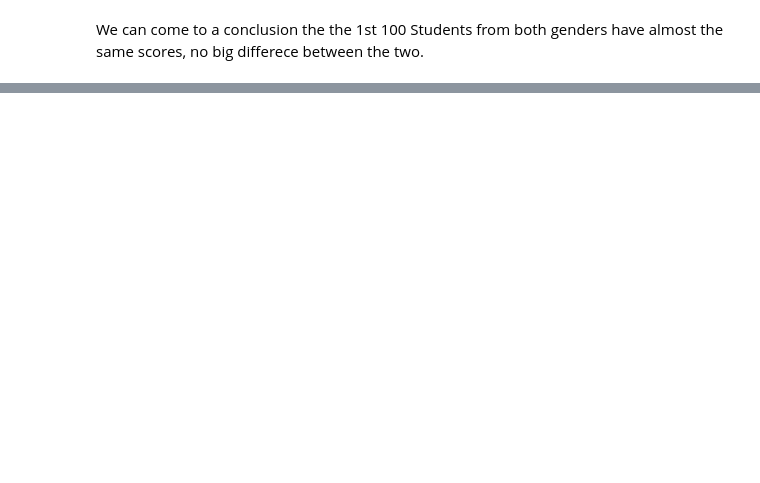
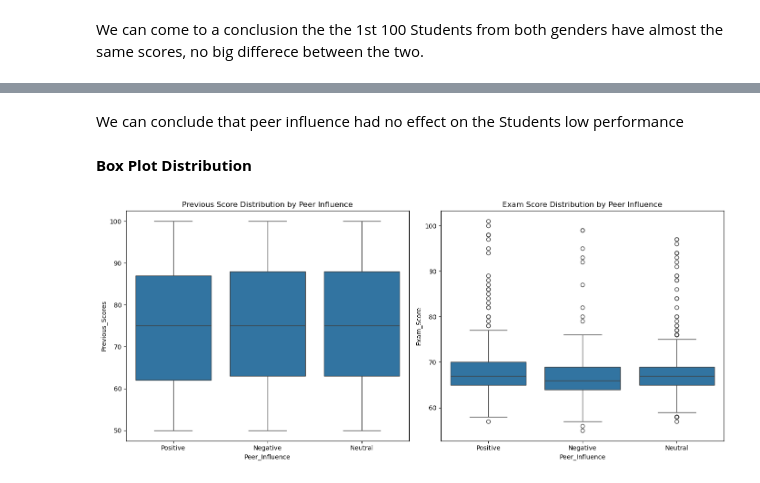
Before and after one commit to geff-ghost/studentPerformance, a Jupyter notebook: studentPerformance.ipynb, the cells around one changed output, grey strips where cells are left out. Drawn from its saved outputs; the diff is of its cells as text; code cells hidden in the pictures; blank space fills up the shorter version.

```diff
--- a/studentPerformance.ipynb
+++ b/studentPerformance.ipynb
@@ -93,0 +238,18 @@ We can come to a conclusion the the 1st 100 Students from both genders have almo
+# %% [markdown]
+We can conclude that peer influence had no effect on the Students low performance
+# %% [markdown]
+**Box Plot Distribution**
+# %%
+plt.figure(figsize=(14,6))
+
+plt.subplot(1,2,1)
+sns.boxplot(x='Peer_Influence', y='Previous_Scores', data=df)
+plt.title('Previous Score Distribution by Peer Influence')
+
+plt.subplot(1,2,2)
+sns.boxplot(x='Peer_Influence', y='Exam_Score', data=df)
+plt.title('Exam Score Distribution by Peer Influence')
+
+plt.tight_layout();
+# %% [output]
+[figure, added]
```
Also changed, not shown: parts of 23 cells of this notebook.
